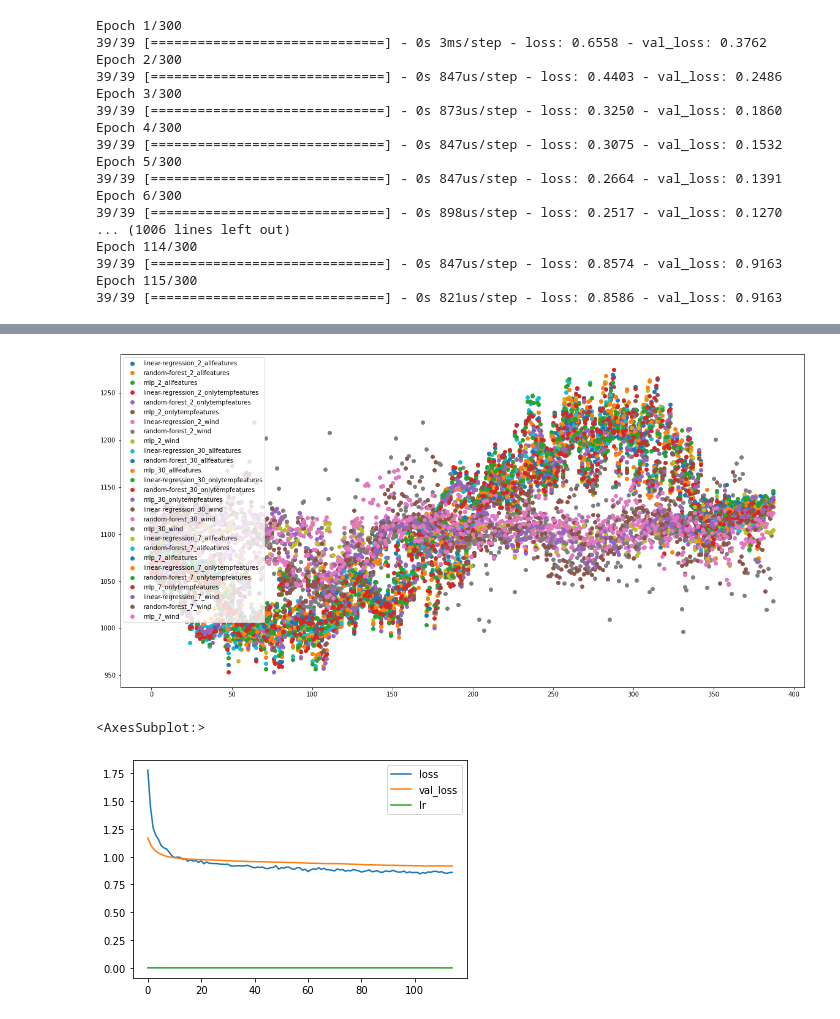
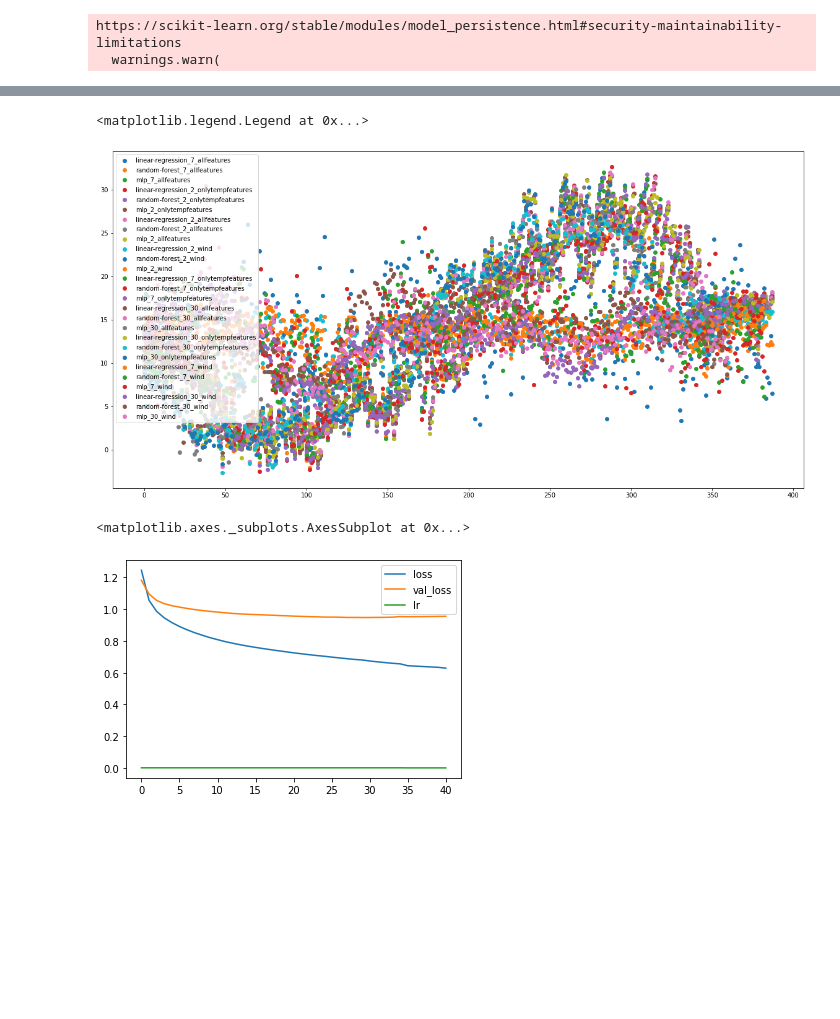
Before and after one commit to qwerty6601/Weather_Prediction_DS, a Jupyter notebook: train_models.ipynb, the cells around one changed output, grey strips where cells are left out. Saved outputs shown, nothing was run; the diff lists cells and outputs as text; code cells hidden in the pictures; blank space fills up the shorter version.

Commit message:
fixed rescaling, some visualizations, error calculation

```diff
--- a/train_models.ipynb
+++ b/train_models.ipynb
@@ -17,7 +17,7 @@ class MLPRegressor(tf.keras.Model):
     @staticmethod
     def get_compiled_model(input_shape):
         model = MLPRegressor(input_shape)
-        model.compile(optimizer=Adam(), loss='mse')
+        model.compile(optimizer='adam', loss='mse')
         return model
 
     def call(self,inputs,**kwargs):
@@ -29,15 +29,17 @@ class MLPRegressor(tf.keras.Model):
 # %%
 import pandas as pd
 
-
 def prepare_for_training(df: pd.DataFrame):
-
     target_col = list(df.columns)[-1]
     x_df = df.drop(columns=target_col)
     x = x_df.values
     y = df[target_col].values
 
     return x,y
+
+def rescale_mean_temp(data):
+    array = np.vstack((data, data, data, data, data)).T
+    return std_scaler.inverse_transform(array)[:, -1]
 # %%
 from tensorflow.python.keras.callbacks import EarlyStopping, ReduceLROnPlateau
 from sklearn.ensemble import RandomForestRegressor
@@ -70,13 +72,11 @@ for training_set_fname in glob.glob('./preproc/*train.csv'):
         'random_forest_regression': RandomForestRegressor(max_depth=4,n_estimators=100)
     }
 
-    rescale = lambda array : (array+std_scaler.mean_[-1]) * std_scaler.var_[-1]
-
     #linear regression
     lin_reg = LinearRegression()
     lin_reg.fit(x_train,y_train)
     preds = lin_reg.predict(x_test)
-    preds = rescale(preds)
+    preds = rescale_mean_temp(preds)
     plt.scatter(range(len(preds)),preds,label=f'linear-regression_{from_prev_n_days}_{category}')
     np.save(f'./predictions/linear_regression/preds-prev{from_prev_n_days}-{category}.npy',preds,allow_pickle=True)
     np.save(f'./predictions/linear_regression/coefs-prev{from_prev_n_days}-{category}.npy',lin_reg.coef_,allow_pickle=True)
@@ -85,7 +85,7 @@ for training_set_fname in glob.glob('./preproc/*train.csv'):
     forest = RandomForestRegressor()
     forest.fit(x_train,y_train)
     preds = forest.predict(x_test)
-    preds = rescale(preds)
+    preds = rescale_mean_temp(preds)
     plt.scatter(range(len(preds)),preds,label=f'random-forest_{from_prev_n_days}_{category}')
     np.save(f'./predictions/random_forest/preds-prev{from_prev_n_days}-{category}.npy',preds,allow_pickle=True)
     np.save(f'./predictions/random_forest/importances-prev{from_prev_n_days}-{category}.npy',forest.feature_importances_,allow_pickle=True)
@@ -94,27 +94,12 @@ for training_set_fname in glob.glob('./preproc/*train.csv'):
     mlp = MLPRegressor.get_compiled_model(input_shape=x_train.shape[1:])
     callbacks = [EarlyStopping(monitor='val_loss',patience=10), ReduceLROnPlateau(monitor='val_loss',patience=5, factor=0.5)]
     history = mlp.fit(x_train,y_train, validation_split=0.2, shuffle=False, callbacks=callbacks,epochs=300)
-    preds = mlp.predict(x_test)
-    preds = rescale(preds)
+    preds = mlp.predict(x_test).flatten()
+    preds = rescale_mean_temp(preds)
     plt.scatter(range(len(preds)),preds,label=f'mlp_{from_prev_n_days}_{category}')
     np.save(f'./predictions/mlp/preds-prev{from_prev_n_days}-{category}.npy',preds,allow_pickle=True)
     pd.DataFrame(history.history).to_csv(f'./predictions/mlp/train_hist-prev{from_prev_n_days}-{category}.csv',index=False)
 plt.legend()
 # %% [output]
-Epoch 1/300
-39/39 [==============================] - 0s 3ms/step - loss: 0.6558 - val_loss: 0.3762
-Epoch 2/300
-39/39 [==============================] - 0s 847us/step - loss: 0.4403 - val_loss: 0.2486
-Epoch 3/300
-39/39 [==============================] - 0s 873us/step - loss: 0.3250 - val_loss: 0.1860
-Epoch 4/300
-39/39 [==============================] - 0s 847us/step - loss: 0.3075 - val_loss: 0.1532
-Epoch 5/300
-39/39 [==============================] - 0s 847us/step - loss: 0.2664 - val_loss: 0.1391
-Epoch 6/300
-39/39 [==============================] - 0s 898us/step - loss: 0.2517 - val_loss: 0.1270
-... (1006 lines left out)
-Epoch 114/300
-39/39 [==============================] - 0s 847us/step - loss: 0.8574 - val_loss: 0.9163
-Epoch 115/300
-39/39 [==============================] - 0s 821us/step - loss: 0.8586 - val_loss: 0.9163
+https://scikit-learn.org/stable/modules/model_persistence.html#security-maintainability-limitations
+  warnings.warn(
@@ -122,6 +123,7 @@ Epoch 115/300
+<matplotlib.legend.Legend at 0x...>
-[figure, old version]
+[figure, new version]
 # %%
 pd.DataFrame(history.history).plot()
 # %% [output]
-<AxesSubplot:>
+<matplotlib.axes._subplots.AxesSubplot at 0x...>
-[figure, old version]
+[figure, new version]
```
Also changed, not shown: parts of 1 cell of this notebook, 55 other files.
